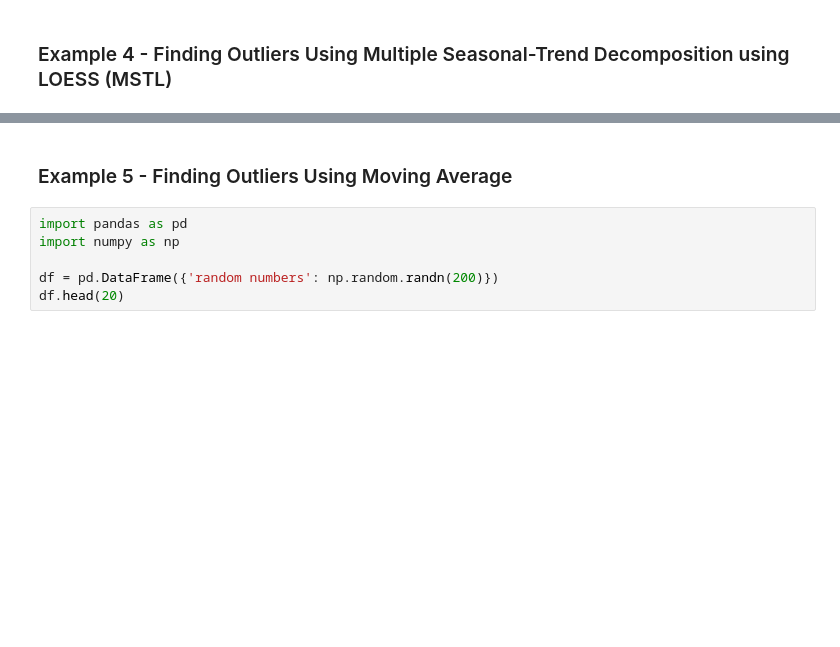
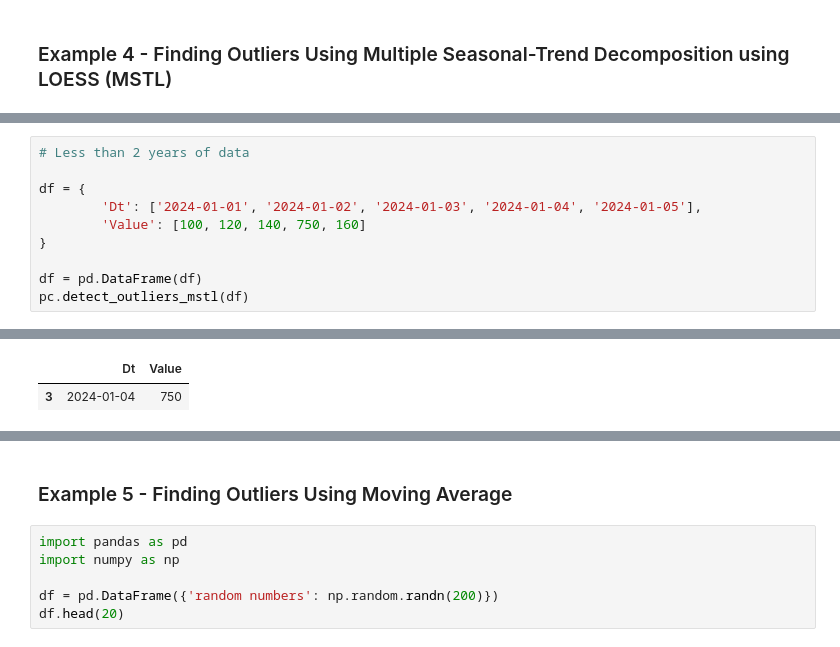
Before and after one commit to aseemanand/pycatcher, a Jupyter notebook: notebooks/Example Notebook.ipynb, the cells around one changed output, grey strips where cells are left out. Cells and saved outputs as stored; diff of their text form; blank space fills up the shorter version.

```diff
--- a/notebooks/Example Notebook.ipynb
+++ b/notebooks/Example Notebook.ipynb
@@ -367,3 +407,14 @@ pc.detect_outliers_mstl(df_ice)
 | 3 | 2011-12-01 | 30 |
 | 4 | 2016-11-01 | 46 |
 | 5 | 2016-12-01 | 66 |
+# %%
+# Less than 2 years of data
+
+df = {
+        'Dt': ['2024-01-01', '2024-01-02', '2024-01-03', '2024-01-04', '2024-01-05'],
+        'Value': [100, 120, 140, 750, 160]
+}
+
+df = pd.DataFrame(df)
+pc.detect_outliers_mstl(df)
+# %% [output]
@@ -370,3 +430,5 @@ pc.detect_outliers_mstl(df_ice)
+|  | Dt | Value |
+| 3 | 2024-01-04 | 750 |
 # %%
 #Diagnostic plots
 build_mstl_outliers_plot(df_ice)
```
Also changed, not shown: parts of 25 cells of this notebook, 5 other files.
